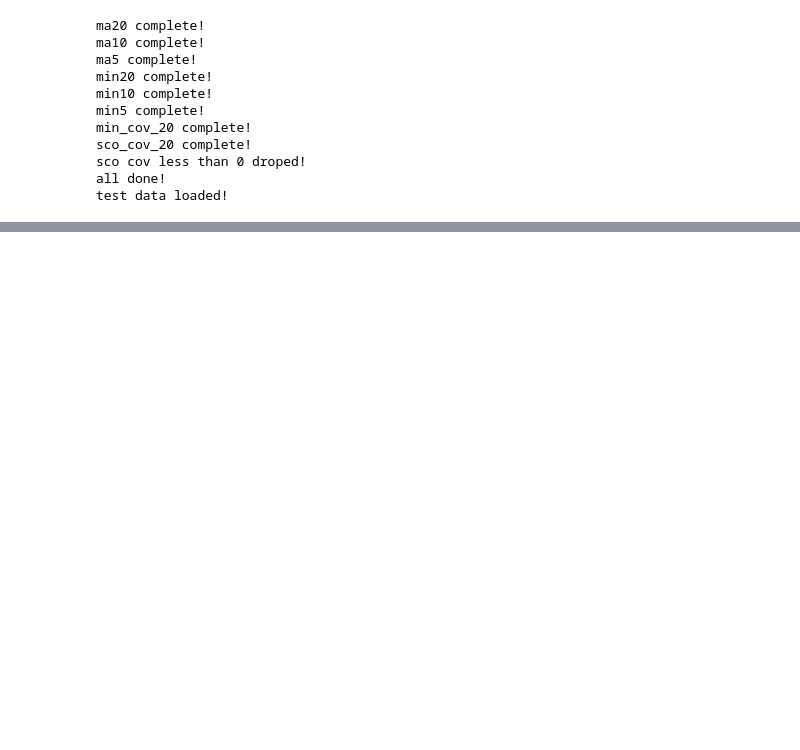
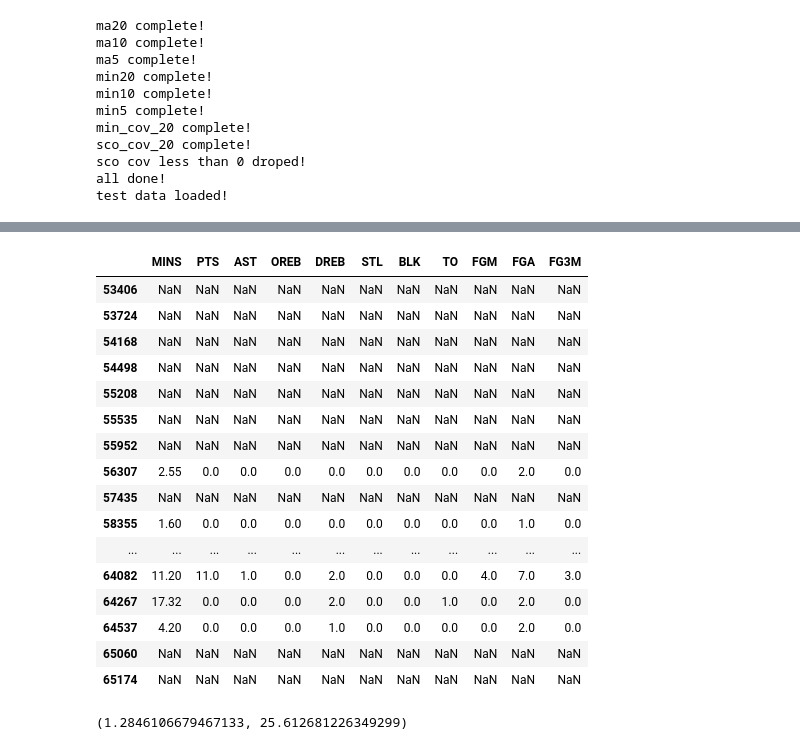
Before and after one commit to wonderui/Hoop_Fantasy, a Jupyter notebook: nba_seer-0.1/0_test_seer.ipynb, the cells around one changed output, grey strips where cells are left out. Saved outputs shown, nothing was run; the diff lists cells and outputs as text; code cells hidden in the pictures; blank space fills up the shorter version.

```diff
--- a/nba_seer-0.1/0_test_seer.ipynb
+++ b/nba_seer-0.1/0_test_seer.ipynb
@@ -212,0 +186,26 @@ stats
+# %%
+game_logs_test = get_last_n_game_logs(game_stats_logs, 201948, '1300201154', 20)
+# %%
+game_logs_test
+# %% [output]
+|  | MINS | PTS | AST | OREB | DREB | STL | BLK | TO | FGM | FGA | FG3M |
+| 53406 | NaN | NaN | NaN | NaN | NaN | NaN | NaN | NaN | NaN | NaN | NaN |
+| 53724 | NaN | NaN | NaN | NaN | NaN | NaN | NaN | NaN | NaN | NaN | NaN |
+| 54168 | NaN | NaN | NaN | NaN | NaN | NaN | NaN | NaN | NaN | NaN | NaN |
+| 54498 | NaN | NaN | NaN | NaN | NaN | NaN | NaN | NaN | NaN | NaN | NaN |
+| 55208 | NaN | NaN | NaN | NaN | NaN | NaN | NaN | NaN | NaN | NaN | NaN |
+| 55535 | NaN | NaN | NaN | NaN | NaN | NaN | NaN | NaN | NaN | NaN | NaN |
+| 55952 | NaN | NaN | NaN | NaN | NaN | NaN | NaN | NaN | NaN | NaN | NaN |
+| 56307 | 2.55 | 0.0 | 0.0 | 0.0 | 0.0 | 0.0 | 0.0 | 0.0 | 0.0 | 2.0 | 0.0 |
+| 57435 | NaN | NaN | NaN | NaN | NaN | NaN | NaN | NaN | NaN | NaN | NaN |
+| 58355 | 1.60 | 0.0 | 0.0 | 0.0 | 0.0 | 0.0 | 0.0 | 0.0 | 0.0 | 1.0 | 0.0 |
+| ... | ... | ... | ... | ... | ... | ... | ... | ... | ... | ... | ... |
+| 64082 | 11.20 | 11.0 | 1.0 | 0.0 | 2.0 | 0.0 | 0.0 | 0.0 | 4.0 | 7.0 | 3.0 |
+| 64267 | 17.32 | 0.0 | 0.0 | 0.0 | 2.0 | 0.0 | 0.0 | 1.0 | 0.0 | 2.0 | 0.0 |
+| 64537 | 4.20 | 0.0 | 0.0 | 0.0 | 1.0 | 0.0 | 0.0 | 0.0 | 0.0 | 2.0 | 0.0 |
+| 65060 | NaN | NaN | NaN | NaN | NaN | NaN | NaN | NaN | NaN | NaN | NaN |
+| 65174 | NaN | NaN | NaN | NaN | NaN | NaN | NaN | NaN | NaN | NaN | NaN |
+# %%
+get_score_36(game_logs_test)
+# %% [output]
+(1.2846106679467133, 25.612681226349299)
```
Also changed, not shown: parts of 15 cells of this notebook, 2 other files.
